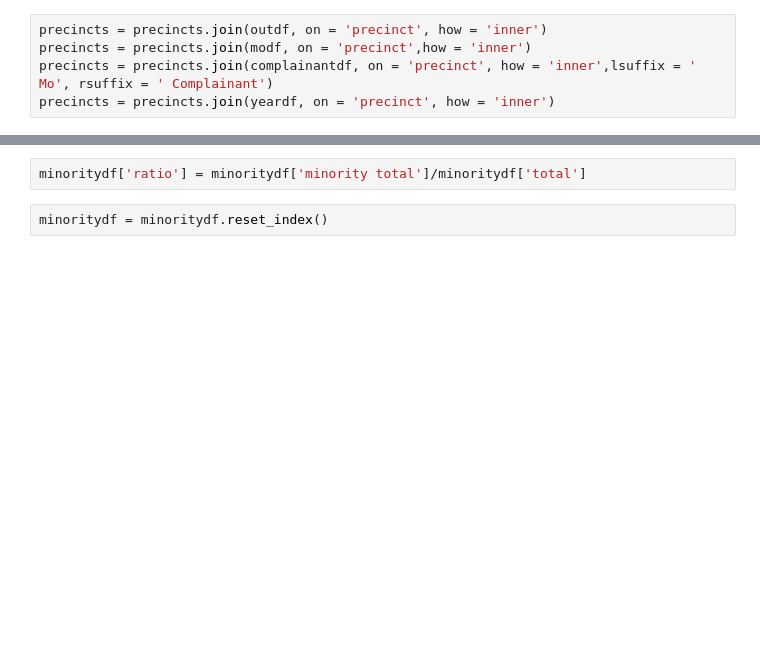
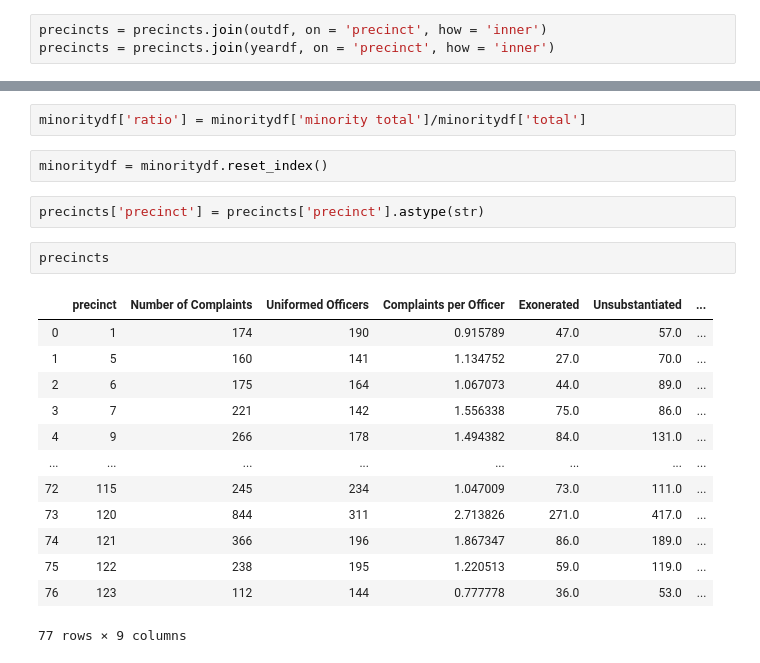
Before and after one commit to owenwjc/Projects, a Jupyter notebook: NYPD Complaints/ComplaintsStatistics.ipynb, the cells around one changed output, grey strips where cells are left out. Cells and saved outputs as stored; diff of their text form; blank space fills up the shorter version.

```diff
--- a/NYPD Complaints/ComplaintsStatistics.ipynb
+++ b/NYPD Complaints/ComplaintsStatistics.ipynb
@@ -117,8 +109,6 @@ Get year ranges
 yeardf = pd.pivot_table(df,values = ['year_received'],index = ['precinct'],aggfunc = ['min','max'])
 # %%
 precincts = precincts.join(outdf, on = 'precinct', how = 'inner')
-precincts = precincts.join(modf, on = 'precinct',how = 'inner')
-precincts = precincts.join(complainantdf, on = 'precinct', how = 'inner',lsuffix = ' Mo', rsuffix = ' Complainant')
 precincts = precincts.join(yeardf, on = 'precinct', how = 'inner')
 # %%
 minoritydf = pd.pivot_table(geoArrestReports,values = ['Latitude'], index = ['precinct'], columns = ['VIC_RACE'], aggfunc = 'count')
@@ -129,6 +119,24 @@ minoritydf = minoritydf.drop(['Latitude'], axis = 1)
 minoritydf['ratio'] = minoritydf['minority total']/minoritydf['total']
 # %%
 minoritydf = minoritydf.reset_index()
+# %%
+precincts['precinct'] = precincts['precinct'].astype(str)
+# %%
+precincts
+# %% [output]
+|  | precinct | Number of Complaints | Uniformed Officers | Complaints per Officer | Exonerated | Unsubstantiated | ... |
+| 0 | 1 | 174 | 190 | 0.915789 | 47.0 | 57.0 | ... |
+| 1 | 5 | 160 | 141 | 1.134752 | 27.0 | 70.0 | ... |
+| 2 | 6 | 175 | 164 | 1.067073 | 44.0 | 89.0 | ... |
+| 3 | 7 | 221 | 142 | 1.556338 | 75.0 | 86.0 | ... |
+| 4 | 9 | 266 | 178 | 1.494382 | 84.0 | 131.0 | ... |
+| ... | ... | ... | ... | ... | ... | ... | ... |
+| 72 | 115 | 245 | 234 | 1.047009 | 73.0 | 111.0 | ... |
+| 73 | 120 | 844 | 311 | 2.713826 | 271.0 | 417.0 | ... |
+| 74 | 121 | 366 | 196 | 1.867347 | 86.0 | 189.0 | ... |
+| 75 | 122 | 238 | 195 | 1.220513 | 59.0 | 119.0 | ... |
+| 76 | 123 | 112 | 144 | 0.777778 | 36.0 | 53.0 | ... |
+77 rows × 9 columns
 # %%
 # Initialize the map with a restriction on zoom
 choroplethPopup = folium.Map([40.719435, -74.001930], max_zoom = 12)
```
Also changed, not shown: parts of 7 cells of this notebook.
